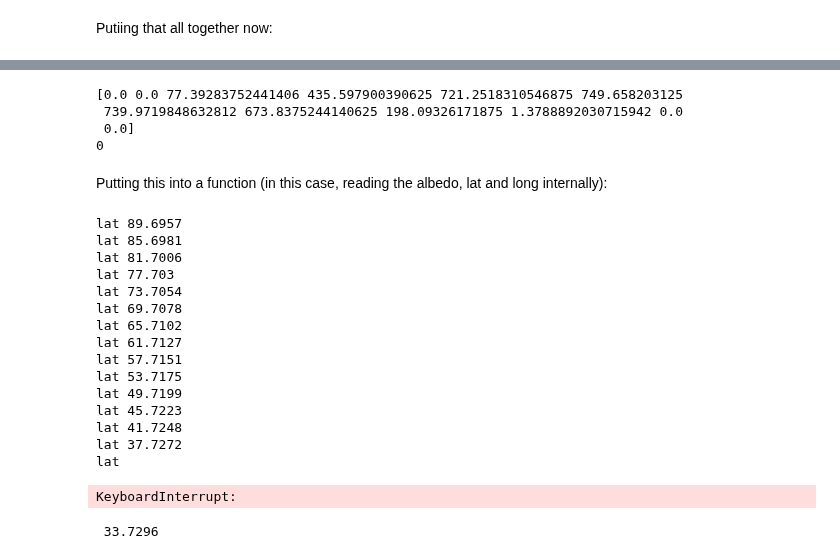
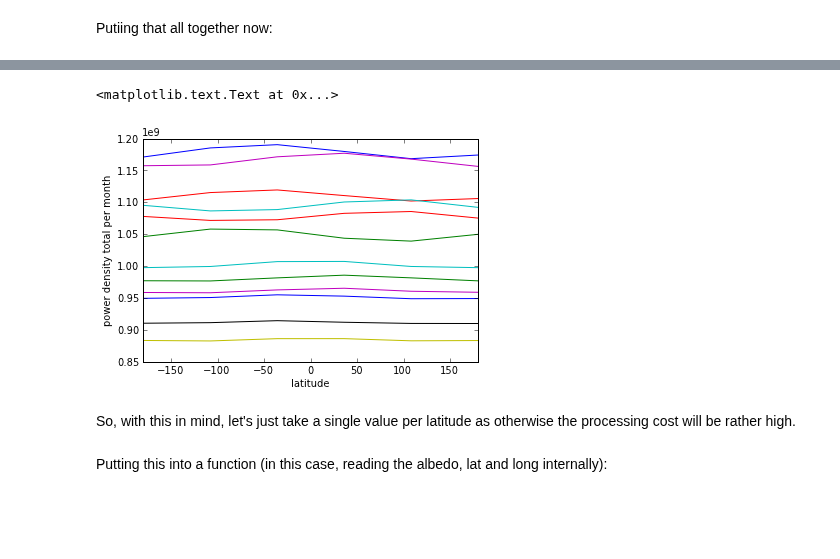
Before and after one commit to profLewis/geogg122, a Jupyter notebook: Chapter3_Scientific_Numerical_Python/advanced_answers.ipynb, the cells around one changed output, grey strips where cells are left out. Drawn from its saved outputs; the diff is of its cells as text; code cells hidden in the pictures; blank space fills up the shorter version.

```diff
--- a/Chapter3_Scientific_Numerical_Python/advanced_answers.ipynb
+++ b/Chapter3_Scientific_Numerical_Python/advanced_answers.ipynb
@@ -249,10 +260,14 @@ absorbed[:,i,j] = pd * (1 - albedo[:,i,j]) / 10** 6 # Mj per m2
-# %%
-print absorbed[:,i,j]
-# %% [output]
-[0.0 0.0 77.39283752441406 435.597900390625 721.2518310546875 749.658203125
- 739.9719848632812 673.8375244140625 198.09326171875 1.3788892030715942 0.0
- 0.0]
-0
+# %%
+import pylab as plt
+plt.plot(lon[0,lons],all_pd)
+plt.xlim(-180.,180.)
+plt.xlabel('latitude')
+plt.ylabel('power density total per month')
+# %% [output]
+<matplotlib.text.Text at 0x...>
+[figure, added]
+# %% [markdown]
+So, with this in mind, let's just take a single value per latitude as otherwise the processing cost will be rather high.
 # %% [markdown]
 Putting this into a function (in this case, reading the albedo, lat and long internally):
 # %%
@@ -312,35 +332 @@ def absorbed_power_density(year,minute_step=60,sub=8):
     return absorbed,power_density
-# %%
-# warning: this will take some time (hours) to run
-# and would be a good candidate for parallelisation
-# so you should probably save the file afterwards and load
-# it to demonstrate running.
-# Also, we would expect the variation with latitude to vary only slowly
-# (in the model used in the main notes, it doesn't vary at all with
-# longitude) so this would be much more efficient if it were
-# only calculated every N points and then interpolated
-# here, we try to load a saved file before bothering
-# to run
-try:
-    f = np.load('files/data/absorbed.npz')
-    absorbed,power_density = f['absorbed'],f['power_density']
-except:
-    absorbed,power_density = absorbed_power_density(year,minute_step=60)
-# %% [output]
-lat 89.6957
-lat 85.6981
-lat 81.7006
-lat 77.703
-lat 73.7054
-lat 69.7078
-lat 65.7102
-lat 61.7127
-lat 57.7151
-lat 53.7175
-lat 49.7199
-lat 45.7223
-lat 41.7248
-lat 37.7272
-lat
-KeyboardInterrupt:
- 33.7296
```
Also changed, not shown: parts of 9 cells of this notebook, 9 other files.
